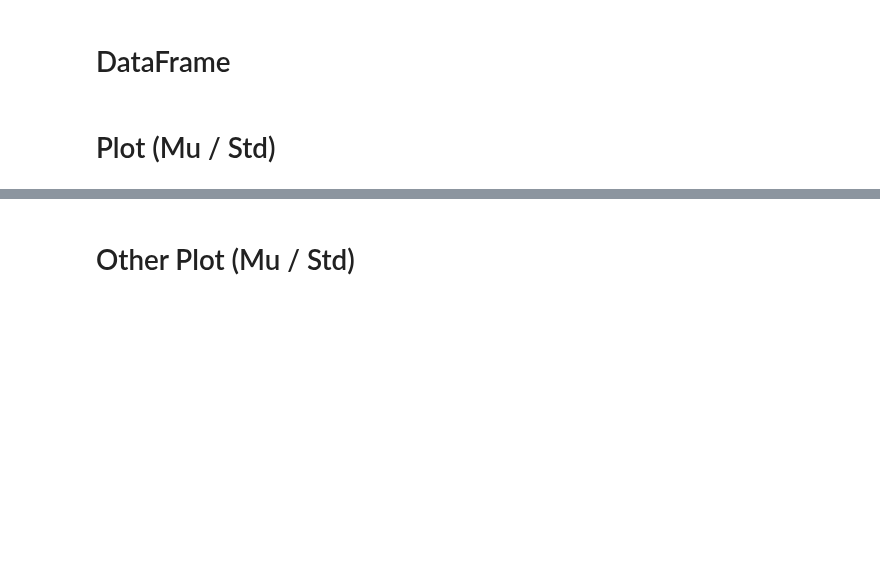
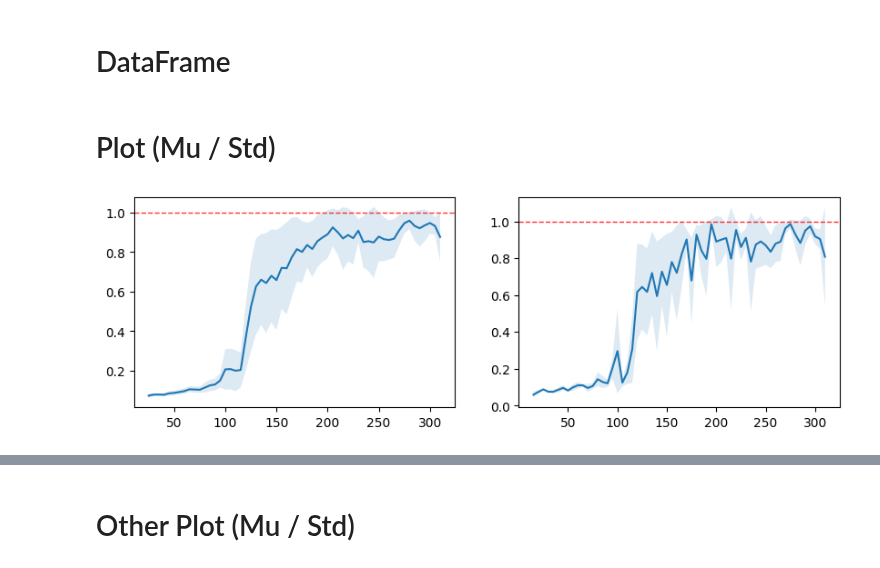
Before and after one commit to adibka/RIZE, a Jupyter notebook: many plot.ipynb, the cells around one changed output, grey strips where cells are left out. Drawn from its saved outputs; the diff is of its cells as text; code cells hidden in the pictures; blank space fills up the shorter version.

```diff
--- a/many plot.ipynb
+++ b/many plot.ipynb
@@ -387,11 +433,11 @@ def x_runs(paths,
 
     if save_df:
         # df.to_csv(f'ours-sp-em-{env}-{1 if d1 else 0.5}.csv', index=False)
-        df.to_csv(f'ours-sp-em-{env}-{demo}.csv', index=False)
+        df.to_csv(f'ours-sp-em-{env}-{demo}-sp75.csv', index=False)
     return df
 # %%
 paths = (path_s0, path_s1, path_s2, path_s3, path_s4)
-df = x_runs(paths, 'humanoid', demo=0.25)
+df = x_runs(paths, 'humanoid', demo=1)
 # %%
 # ITEMS = ['evaluation/EB/Q_Pred Mean', 'trainer/ZF Expert Reward', 'trainer/ZF Policy Reward', 'evaluation/Rewards Mean']
 # NAMES = ['qvalue', 'expertR', 'policyR', 'trueR']
@@ -405,8 +451,8 @@ df = x_runs(paths, 'humanoid', demo=0.25)
 # %%
 def plot_curves(df_path,
                 std_coef=0.75,
-                window=4,
-                alpha=0.25):
+                window=3,
+                alpha=0.15):
 
     df = pandas.read_csv(df_path)[:60]
     steps = df['steps']
@@ -440,2 +482,4 @@ plot_curves('ours-sp-rn-humanoid-0.5.csv')
 # %%
-plot_curves('ours-noise-humanoid-0.5.csv')
+plot_curves('ours-sp-em-humanoid-1-sp75.csv')
+# %% [output]
+[figure, added]
```
Also changed, not shown: parts of 71 cells of this notebook, 11 other files.
